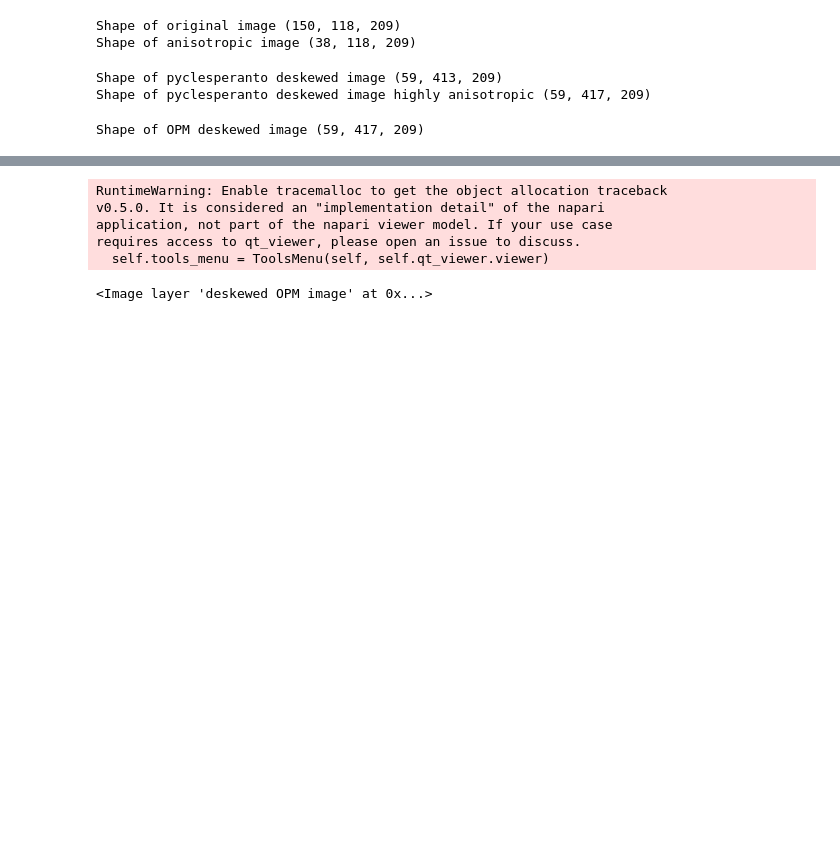
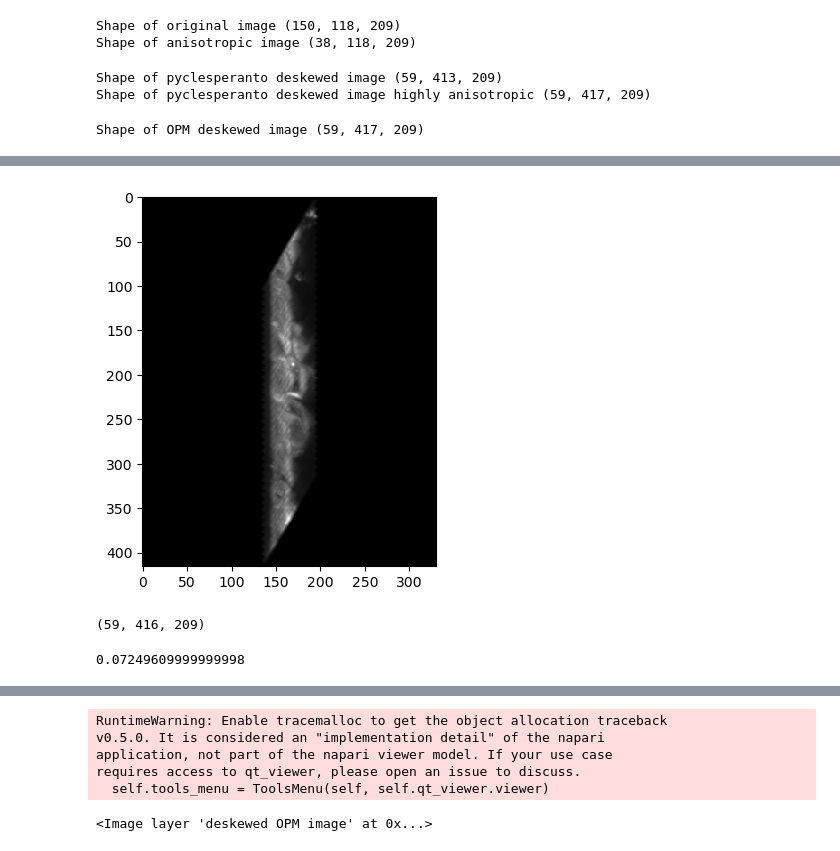
Before and after one commit to BioimageAnalysisCoreWEHI/napari_lattice, a Jupyter notebook: notebooks/deskew_artefact_opm_comparison.ipynb, the cells around one changed output, grey strips where cells are left out. Cells and saved outputs as stored; diff of their text form; code cells hidden in the pictures; blank space fills up the shorter version.

```diff
--- a/notebooks/deskew_artefact_opm_comparison.ipynb
+++ b/notebooks/deskew_artefact_opm_comparison.ipynb
@@ -164,0 +325,43 @@ Shape of OPM deskewed image (59, 417, 209)
+# %%
+#Data is deskewed but not cropped
+cle.imshow(cle.maximum_x_projection(deskewed_2))
+# %% [output]
+[figure, added]
+# %%
+#Scale and then deskew
+
+import math
+#Defining Deskewing
+scale_factor = 1 #Scale factor is used in clesperanto if we want to scale the images in case they don't fit in memory
+
+scale_transform = cle.AffineTransform3D()
+scale_factor_z = (voxel_size_z_anisotropic / voxel_size_y_in_microns) * scale_factor
+
+scale_transform.scale(scale_x=scale_factor, scale_y=scale_factor, scale_z=scale_factor_z)
+scaled_image = cle.affine_transform(source= image_anisotropic,transform = scale_transform,auto_size=True,linear_interpolation=True)
+
+
+#initialise a transform
+deskew_transform_1 =cle.AffineTransform3D()
+
+
+#Shear
+shear_factor = math.sin((90 - deskewing_angle_in_degrees) * math.pi / 180.0) #* #(voxel_size_y_in_microns/voxel_size_y_in_microns)
+deskew_transform_1._matrix[1, 2] = shear_factor
+
+#Match scaling
+new_dz = math.sin(deskewing_angle_in_degrees * math.pi / 180.0) * voxel_size_y_in_microns
+scale_factor_z = (new_dz / voxel_size_y_in_microns) * scale_factor
+deskew_transform_1.scale(scale_x=scale_factor, scale_y=scale_factor, scale_z=scale_factor_z)
+
+#Rotate deskewing angle
+deskew_transform_1.rotate(angle_in_degrees = 0 - deskewing_angle_in_degrees, axis=0)
+
+deskewed_2 = cle.affine_transform(source= scaled_image,transform = deskew_transform_1,auto_size=True,linear_interpolation=True)
+print(deskewed_2.shape)
+# %% [output]
+(59, 416, 209)
+# %%
+new_dz
+# %% [output]
+0.07249609999999998
```
Also changed, not shown: parts of 13 cells of this notebook, 3 other files.
